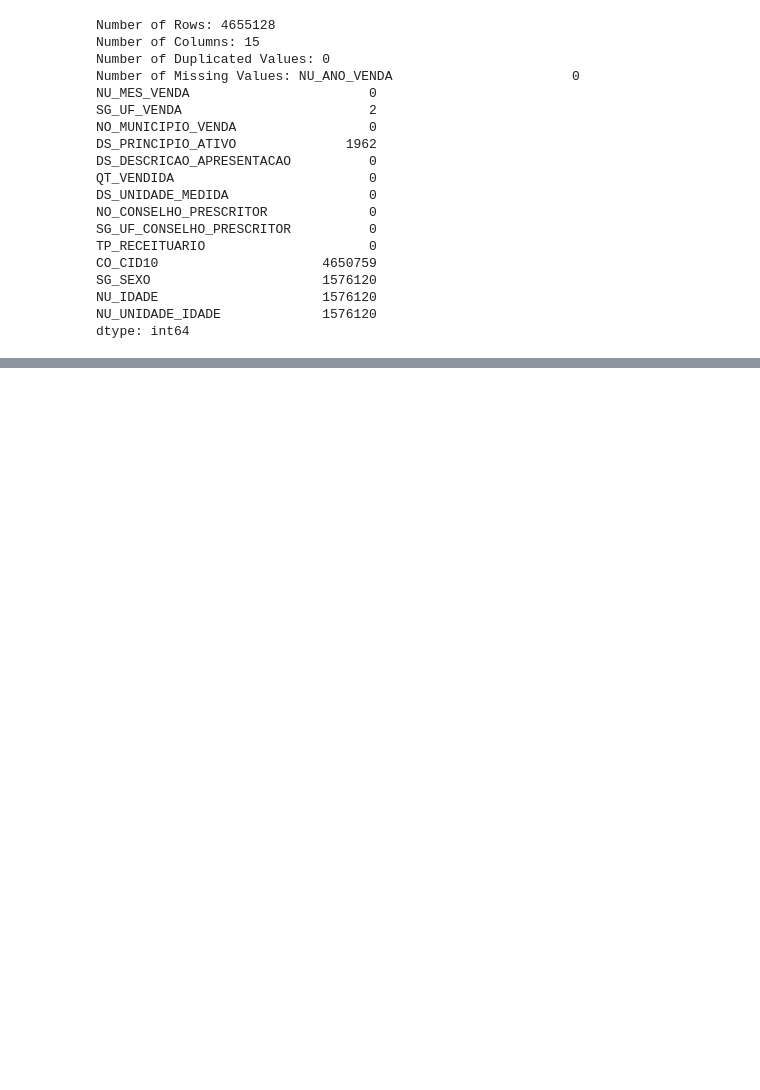
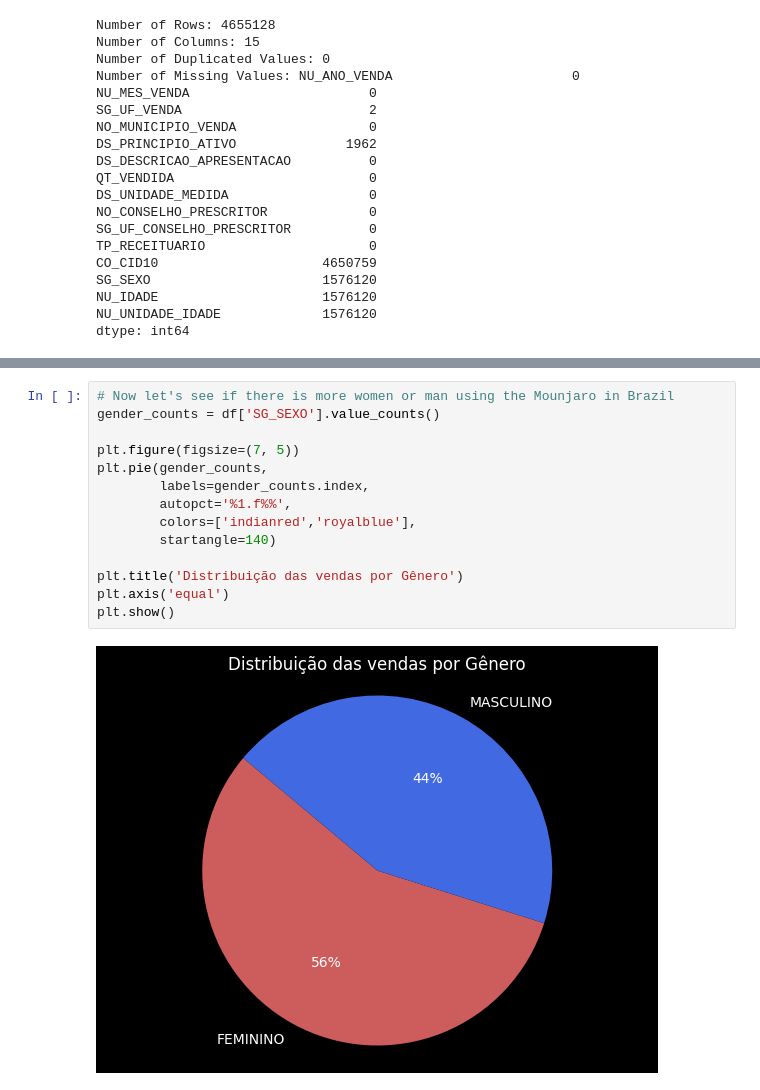
Before and after one commit to gcesarmelo7/base-data-science, a Jupyter notebook: vendas-de-mounjaro-no-brasil-em-janeiro-de-2026.ipynb, the cells around one changed output, grey strips where cells are left out. Saved outputs shown, nothing was run; the diff lists cells and outputs as text; blank space fills up the shorter version.

```diff
--- a/vendas-de-mounjaro-no-brasil-em-janeiro-de-2026.ipynb
+++ b/vendas-de-mounjaro-no-brasil-em-janeiro-de-2026.ipynb
@@ -133,0 +147,16 @@ filtered_df = filtered_df['SG_SEXO'].replace({1.0: 'Man', 2.0: 'Woman'})
+# %%
+# Now let's see if there is more women or man using the Mounjaro in Brazil
+gender_counts = df['SG_SEXO'].value_counts()
+
+plt.figure(figsize=(7, 5))
+plt.pie(gender_counts,
+        labels=gender_counts.index,
+        autopct='%1.f%%',
+        colors=['indianred','royalblue'],
+        startangle=140)
+
+plt.title('Distribuição das vendas por Gênero')
+plt.axis('equal')
+plt.show()
+# %% [output]
+[figure, added]
```
Also changed, not shown: parts of 21 cells of this notebook.
